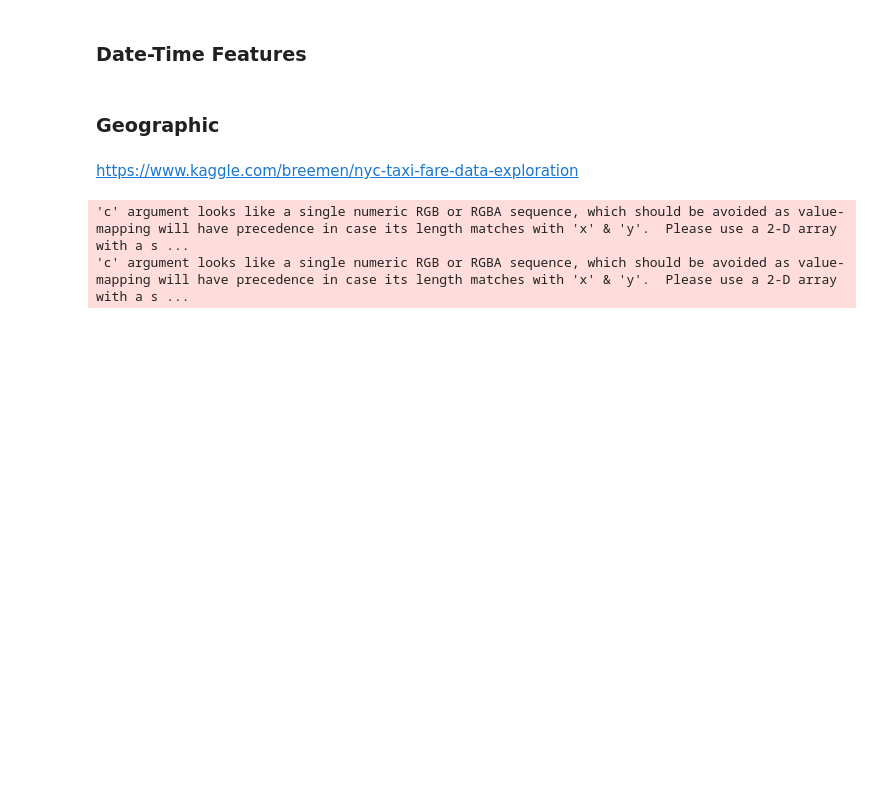
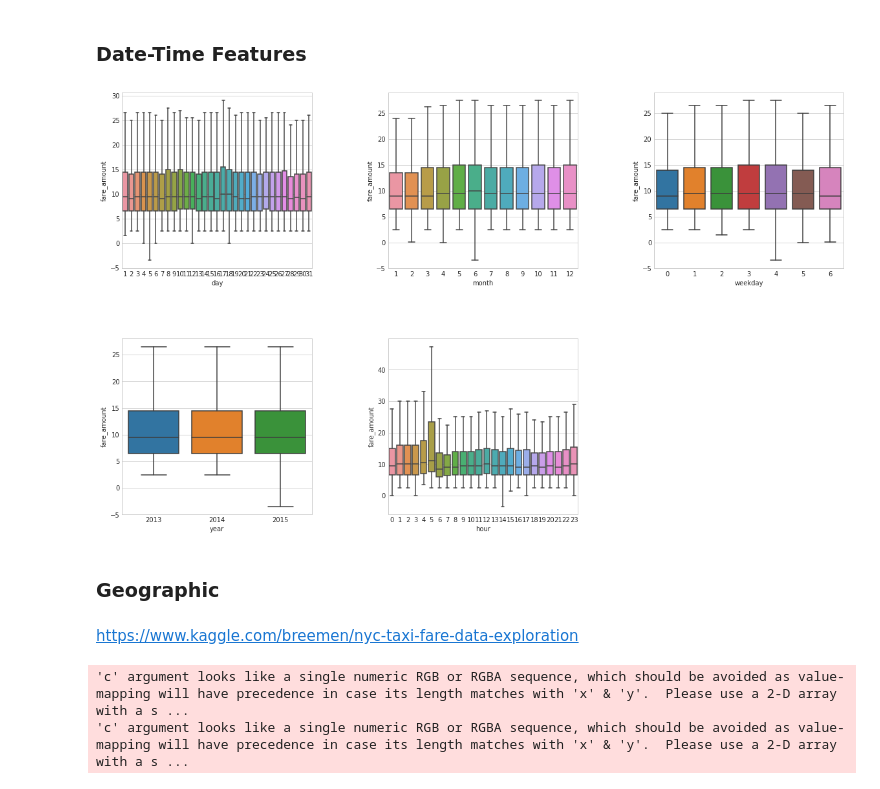
Before and after one commit to AndreasMerentitis/Sagemaker-Athena-NYC-taxi, a Jupyter notebook: taxi_fare_prediction.ipynb, the cells around one changed output. Drawn from its saved outputs; the diff is of its cells as text; code cells hidden in the pictures; blank space fills up the shorter version.

```diff
--- a/taxi_fare_prediction.ipynb
+++ b/taxi_fare_prediction.ipynb
@@ -155,23 +157,25 @@ df_all.describe()
 # %% [markdown]
 ### Date-Time Features
 # %%
-#df_all['ts'] = df_all['pickup_datetime'].apply(pd.Timestamp)
-#df_all['weekday'] = df_all['ts'].dt.weekday
-#df_all['day'] = df_all['ts'].dt.day
-#df_all['month'] = df_all['ts'].dt.month
-#df_all['year'] = df_all['ts'].dt.year
-#df_all['hour'] = df_all['ts'].dt.hour
+df_all['ts'] = df_all['pickup_datetime'].apply(pd.Timestamp)
+df_all['weekday'] = df_all['ts'].dt.weekday
+df_all['day'] = df_all['ts'].dt.day
+df_all['month'] = df_all['ts'].dt.month
+df_all['year'] = df_all['ts'].dt.year
+df_all['hour'] = df_all['ts'].dt.hour
 # %%
-#time_features = ['day', 'month', 'weekday', 'year', 'hour']
+time_features = ['day', 'month', 'weekday', 'year', 'hour']
 
-#fig = plt.figure(figsize=(20,12))
-#fig.subplots_adjust(hspace=0.4, wspace=0.4)
+fig = plt.figure(figsize=(20,12))
+fig.subplots_adjust(hspace=0.4, wspace=0.4)
 
-#for i in range(len(time_features)):
-#    ax = fig.add_subplot(2, 3, i+1)
-#    sns.boxplot(x=time_features[i], y="fare_amount", data=df_all[df_all['year'] >= 2013], showfliers=False)
+for i in range(len(time_features)):
+    ax = fig.add_subplot(2, 3, i+1)
+    sns.boxplot(x=time_features[i], y="fare_amount", data=df_all[df_all['year'] >= 2013], showfliers=False)
 
-#plt.show()
+plt.show()
+# %% [output]
+[figure, added]
 # %% [markdown]
 ### Geographic
 # %% [markdown]
```
Also changed, not shown: parts of 18 cells of this notebook, 2 other files.
